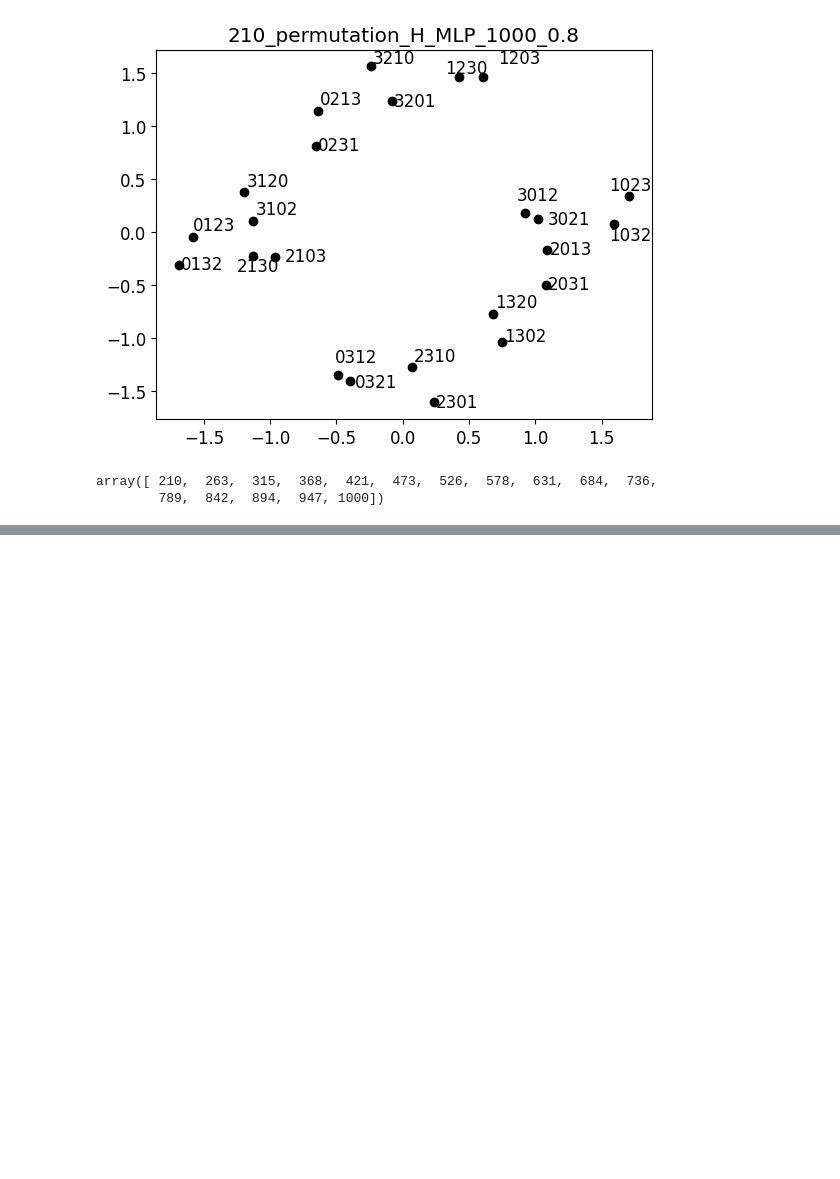
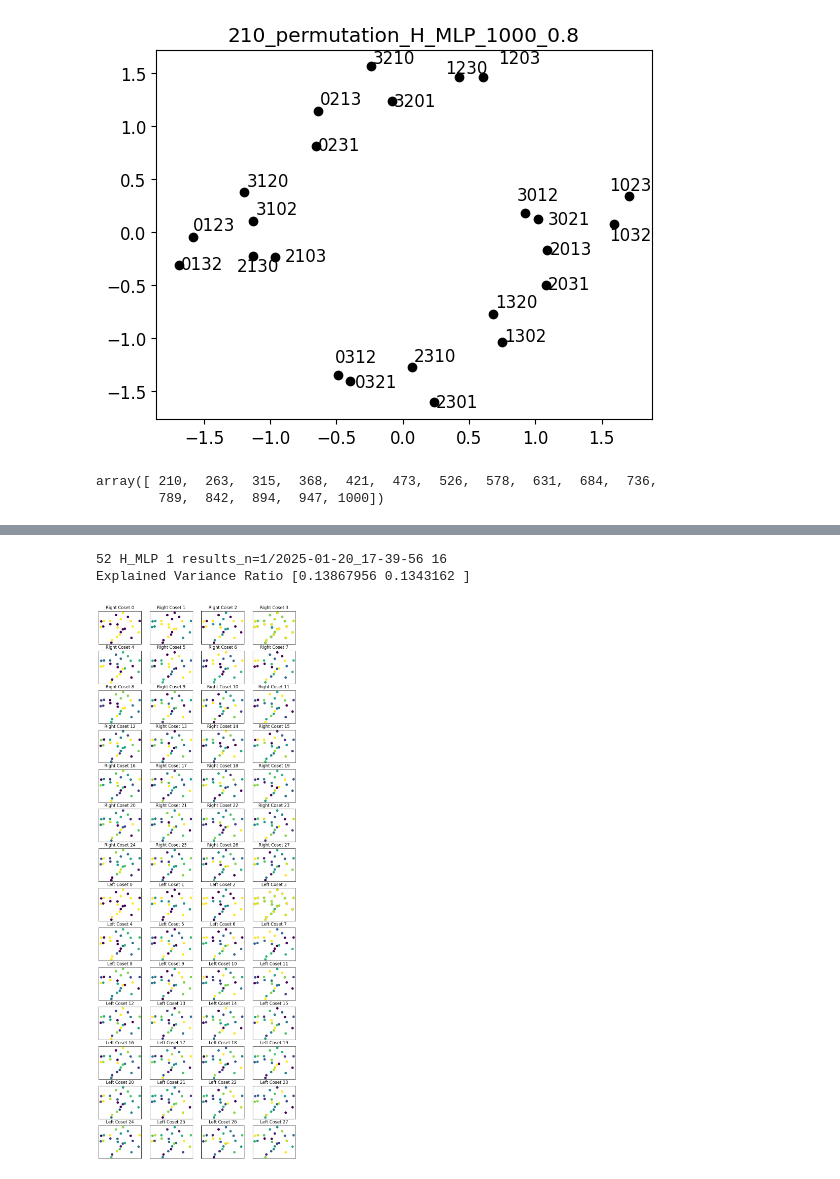
Before and after one commit to maxwellmg/grow-crystals-distance-experiments, a Jupyter notebook: notebooks/permutation_group.ipynb, the cells around one changed output, grey strips where cells are left out. Cells and saved outputs as stored; diff of their text form; code cells hidden in the pictures; blank space fills up the shorter version.

```diff
--- a/notebooks/permutation_group.ipynb
+++ b/notebooks/permutation_group.ipynb
@@ -486,0 +669,7 @@ array([ 210,  263,  315,  368,  421,  473,  526,  578,  631,  684,  736,
+# %%
+print(seed, model_id, n_exp, results_root, embd_dim)
+visualize_embedding_permutations(model.embedding.weight.cpu() if 'transformer' in model_id else model.embedding.cpu(), right_coset_list, left_coset_list, dict_level = new_perm_dict)
+# %% [output]
+52 H_MLP 1 results_n=1/2025-01-20_17-39-56 16
+Explained Variance Ratio [0.13867956 0.1343162 ]
+[figure, added]
```
Also changed, not shown: parts of 18 cells of this notebook, 2 other files.
